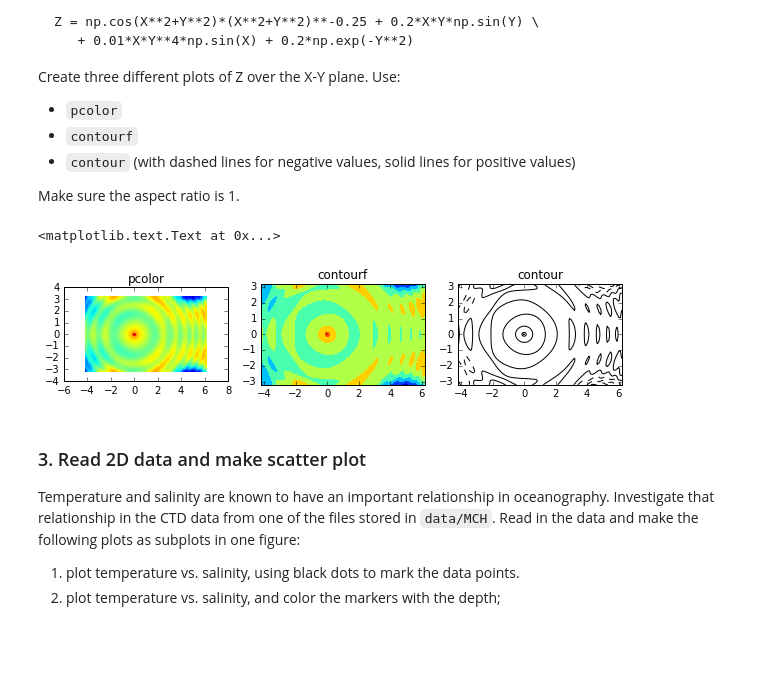
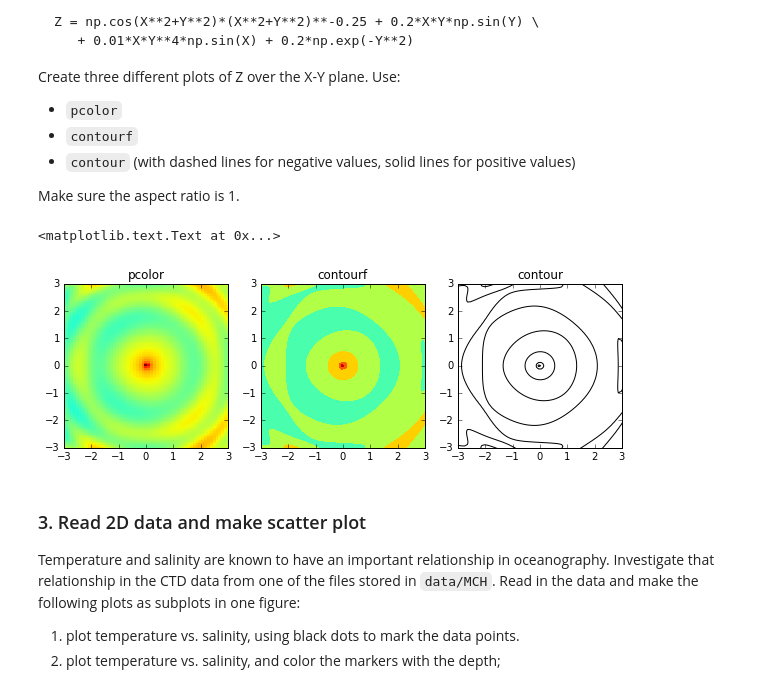
Before and after one commit to djvecellio/OCNG689-hw, a Jupyter notebook: hw04-solution.ipynb, the cells around one changed output. Saved outputs shown, nothing was run; the diff lists cells and outputs as text; code cells hidden in the pictures; blank space fills up the shorter version.

```diff
--- a/hw04-solution.ipynb
+++ b/hw04-solution.ipynb
@@ -48,0 +74,21 @@ months = ['Jan','Feb','Mar','Apr','May','Jun','Jul','Aug','Sep','Oct','Nov','Dec
+# %%
+colors = ['red','purple','goldenrod','limegreen']
+styles = ['-','--','-.',':']
+
+mpl.rcParams['xtick.labelsize'] = 18
+mpl.rcParams['ytick.labelsize'] = 18
+
+fig, ax1 = plt.subplots(figsize = (16,7))
+
+ax1.plot(mean.dis,'k-',lw=4,label='Mean')
+ax1.fill_between(mean.index, mean.dis - std.dis, mean.dis + std.dis,color='lightgrey')
+for d in range(len(yrs)):
+    ax1.plot(full_flood[d],c=colors[d],ls=styles[d],marker=None,lw=3,label=str(yrs[d]))
+ax1.set_title('Merrimack River floods at Lowell, MA',fontsize=20)
+ax1.set_ylabel('Discharge [m$^{3}$ s$^{-1}$]',fontsize=18)
+ax1.set_xticks([0,30,59,90,120,151,181,212,243,273,304,334])
+ax1.set_xticklabels(mons)
+ax1.set_xlim(0,365)
+ax1.set_ylim(-50,4500)
+ax1.grid()
+ax1.legend(loc=2)
@@ -64,27 +113,33 @@ Make sure the aspect ratio is 1.
 # %%
 X, Y = np.meshgrid(np.linspace(-4.2, 6.2, 101), np.linspace(-3.2, 3.2, 101))
 Z = np.cos(X**2+Y**2)*(X**2+Y**2)**-0.25 + 0.2*X*Y*np.sin(Y) \
    + 0.01*X*Y**4*np.sin(X) + 0.2*np.exp(-Y**2)
 
 fig = plt.figure(figsize=(10,10))
 ax1 = fig.add_subplot(131)
+ax1.set_xlim(-3,3)
+ax1.set_ylim(-3,3)
 ax1.pcolor(X,Y,Z)
 ax1.set_aspect(1)
 ax1.set_title('pcolor')
 
 ax2 = fig.add_subplot(132)
+ax2.set_xlim(-3,3)
+ax2.set_ylim(-3,3)
 ax2.contourf(X,Y,Z)
 ax2.set_aspect(1)
 ax2.set_title('contourf')
 
 ax3 = fig.add_subplot(133)
 matplotlib.rcParams['contour.negative_linestyle'] = 'dashed'
 ax3.contour(X,Y,Z,colors='k')
+ax3.set_xlim(-3,3)
+ax3.set_ylim(-3,3)
 ax3.set_aspect(1)
 ax3.set_title('contour')
 # %% [output]
 <matplotlib.text.Text at 0x...>
-[figure, old version]
+[figure, new version]
 # %% [markdown]
 ### 3. Read 2D data and make scatter plot
 
```
Also changed, not shown: parts of 7 cells of this notebook.
